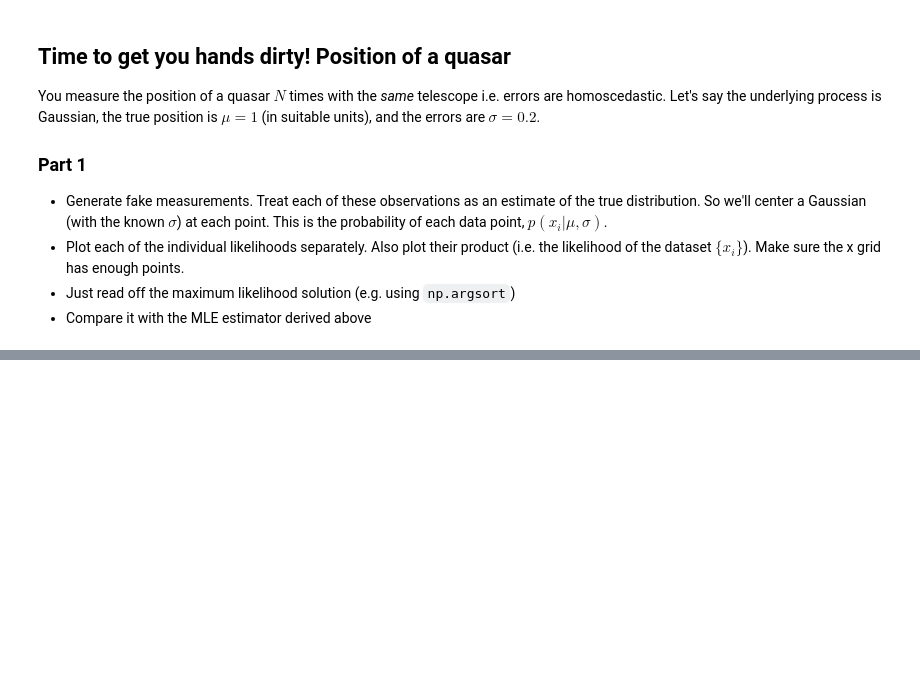
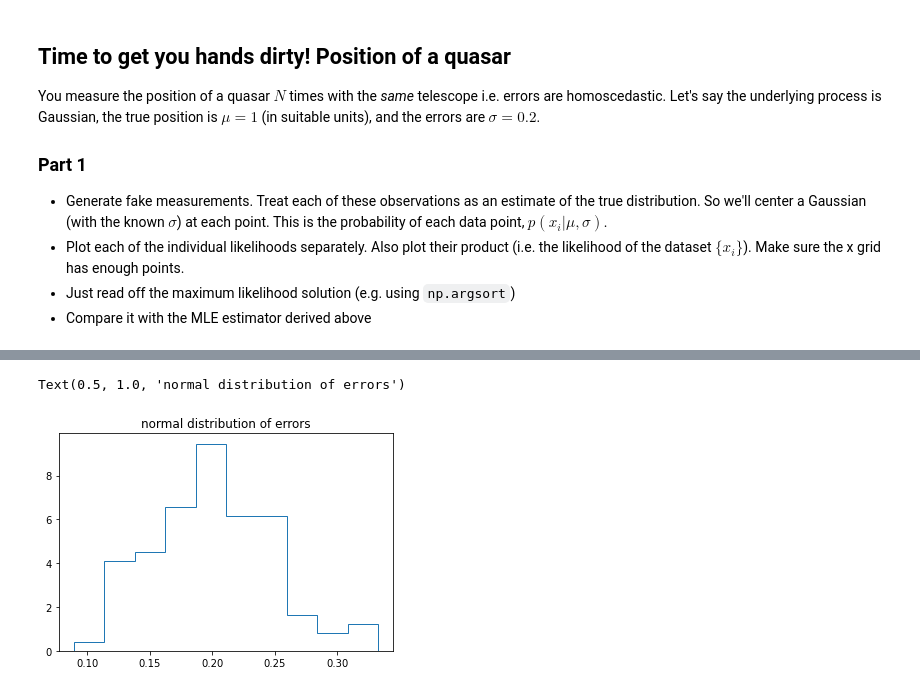
Before and after one commit to lisam10/astrostatistics_bicocca_2024, a Jupyter notebook: working/W05_quasarpos.ipynb, the cells around one changed output, grey strips where cells are left out. Drawn from its saved outputs; the diff is of its cells as text; code cells hidden in the pictures; blank space fills up the shorter version.

```diff
--- a/working/W05_quasarpos.ipynb
+++ b/working/W05_quasarpos.ipynb
@@ -67,0 +94,8 @@ Let's make our model more realistic. Our $N$ measurements were taken in differen
+# %%
+errors = np.random.normal (0.2, 0.05, Nsamples)
+
+plt.hist(errors, histtype = 'step', density = True)
+plt.title('normal distribution of errors')
+# %% [output]
+Text(0.5, 1.0, 'normal distribution of errors')
+[figure, added]
```
Also changed, not shown: parts of 7 cells of this notebook, 2 other files.
